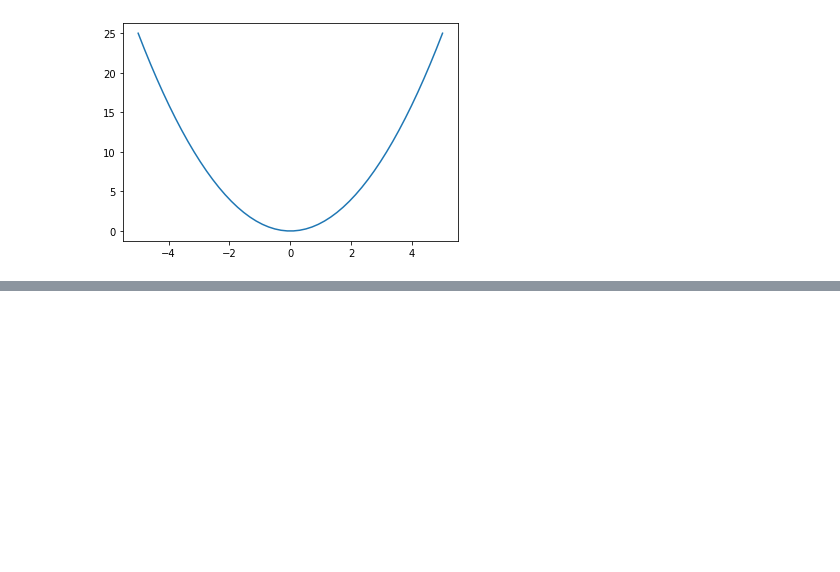
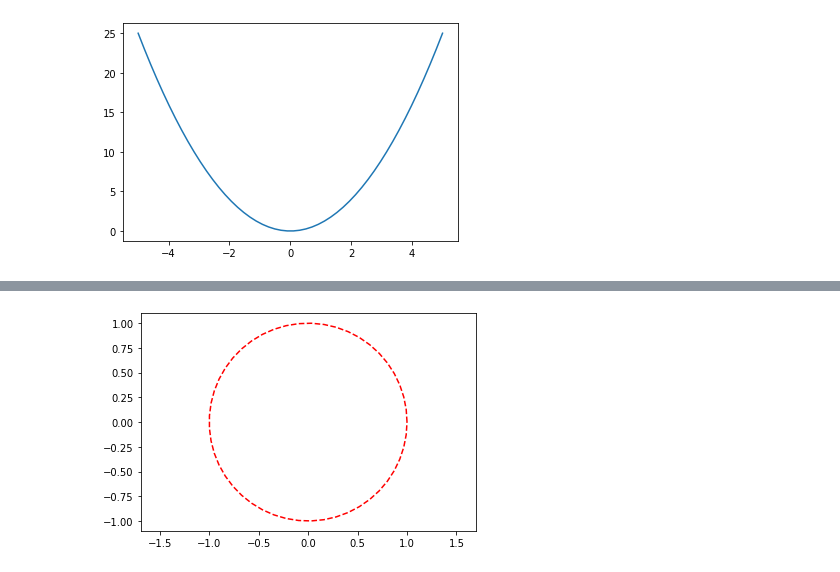
Before and after one commit to AvekvistSeffra/python-playground, a Jupyter notebook: test.ipynb, the cells around one changed output, grey strips where cells are left out. Cells and saved outputs as stored; diff of their text form; code cells hidden in the pictures; blank space fills up the shorter version.

```diff
--- a/test.ipynb
+++ b/test.ipynb
@@ -14,0 +56,12 @@ plt.show()
+# %%
+t = np.linspace(0, 2 * np.pi)
+
+x = np.cos(t)
+y = np.sin(t)
+
+plt.axis("equal")
+plt.plot(x, y, "r--")
+
+plt.show()
+# %% [output]
+[figure, added]
```
Also changed, not shown: parts of 9 cells of this notebook.
